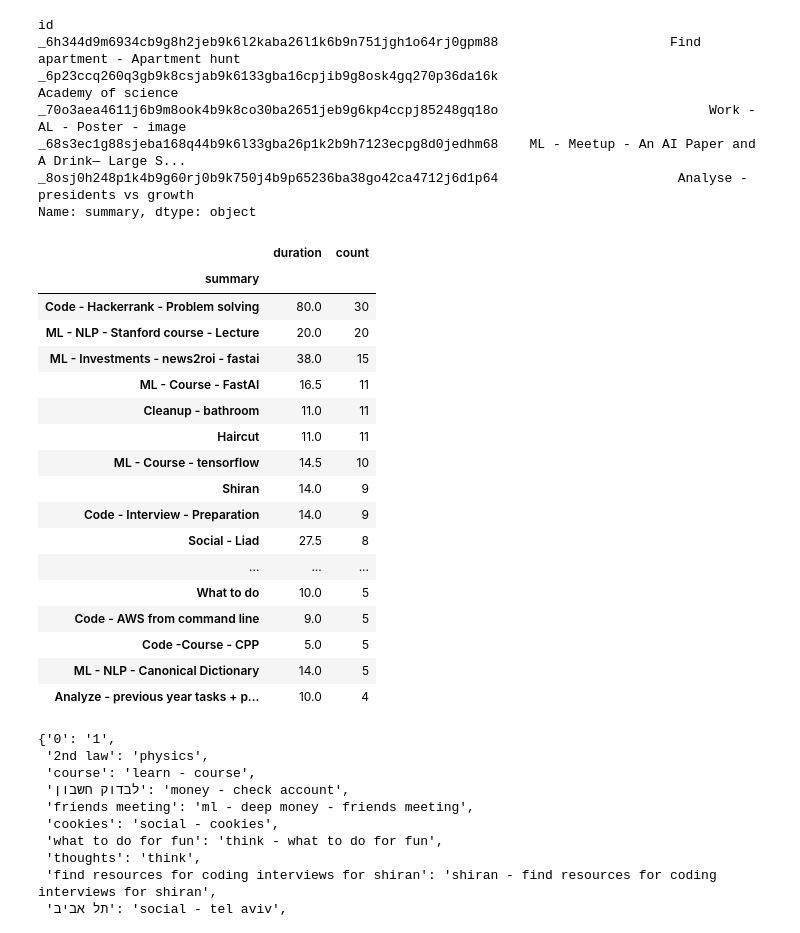
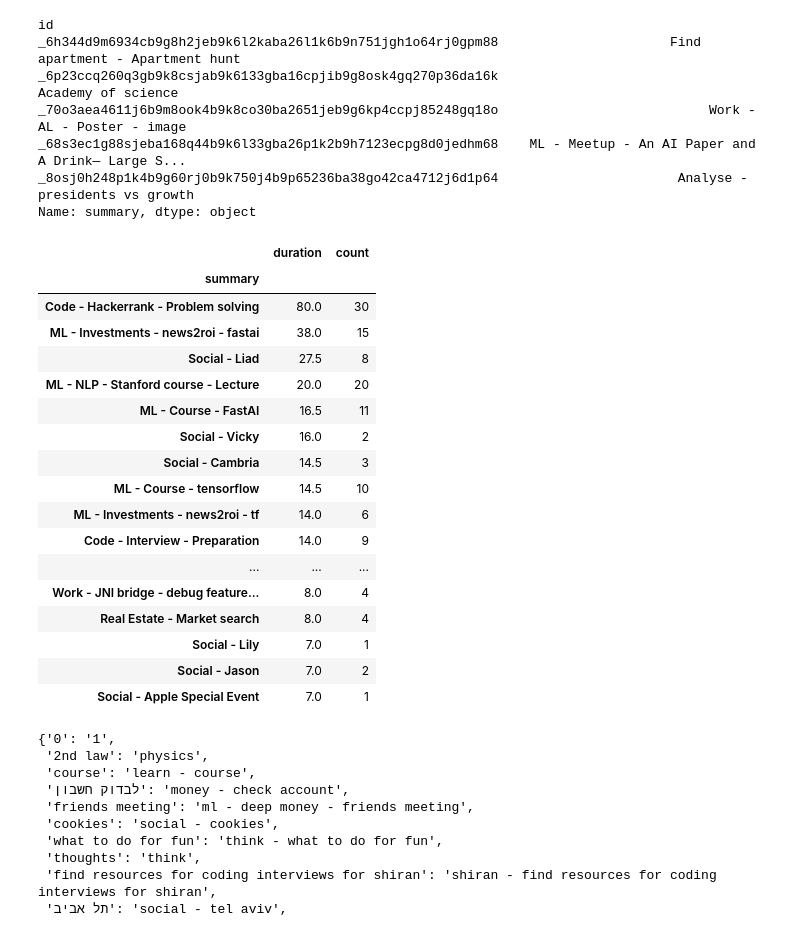
Before and after one commit to jvalansi/notebooks, a Jupyter notebook: calendar_analysis.ipynb, the cells around one changed output. Drawn from its saved outputs; the diff is of its cells as text; code cells hidden in the pictures.

```diff
--- a/calendar_analysis.ipynb
+++ b/calendar_analysis.ipynb
@@ -381,24 +381,24 @@ durations = pd.DataFrame(durations)
 # %%
 durations['count'] = df.groupby('summary')['duration'].count()
 # %%
-durations.sort_values('count', ascending=False).head(20)
+durations.sort_values('duration', ascending=False).head(40)
 # %% [output]
 |  | duration | count |
 | summary |  |  |
 | Code - Hackerrank - Problem solving | 80.0 | 30 |
+| ML - Investments - news2roi - fastai | 38.0 | 15 |
+| Social - Liad | 27.5 | 8 |
 | ML - NLP - Stanford course - Lecture | 20.0 | 20 |
-| ML - Investments - news2roi - fastai | 38.0 | 15 |
 | ML - Course - FastAI | 16.5 | 11 |
-| Cleanup - bathroom | 11.0 | 11 |
-| Haircut | 11.0 | 11 |
+| Social - Vicky | 16.0 | 2 |
+| Social - Cambria | 14.5 | 3 |
 | ML - Course - tensorflow | 14.5 | 10 |
-| Shiran | 14.0 | 9 |
+| ML - Investments - news2roi - tf | 14.0 | 6 |
 | Code - Interview - Preparation | 14.0 | 9 |
-| Social - Liad | 27.5 | 8 |
 | ... | ... | ... |
-| What to do | 10.0 | 5 |
-| Code - AWS from command line | 9.0 | 5 |
-| Code -Course - CPP | 5.0 | 5 |
-| ML - NLP - Canonical Dictionary | 14.0 | 5 |
-| Analyze - previous year tasks + p... | 10.0 | 4 |
+| Work - JNI bridge - debug feature... | 8.0 | 4 |
+| Real Estate - Market search | 8.0 | 4 |
+| Social - Lily | 7.0 | 1 |
+| Social - Jason | 7.0 | 2 |
+| Social - Apple Special Event | 7.0 | 1 |
 # %%
```
Also changed, not shown: parts of 11 cells of this notebook.
